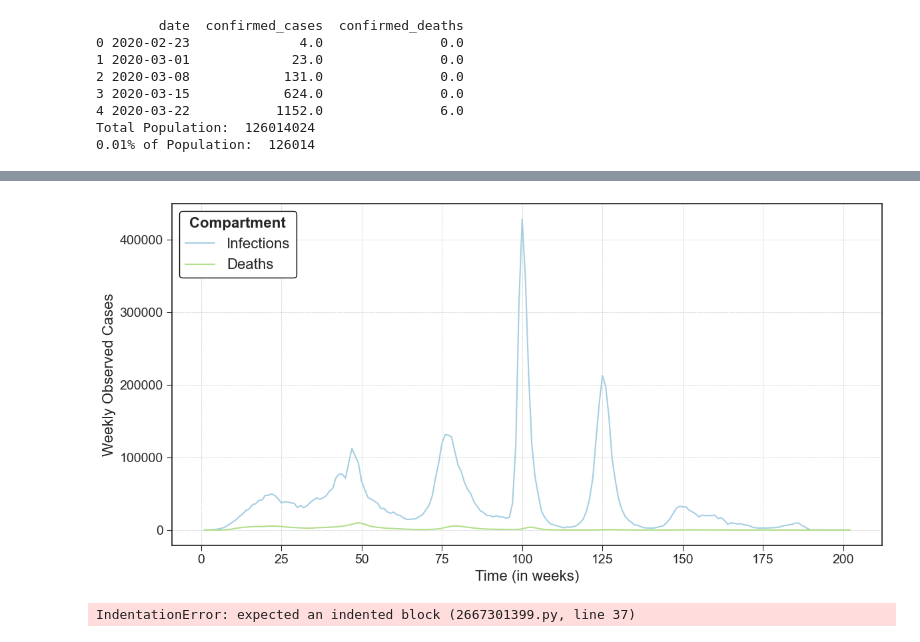
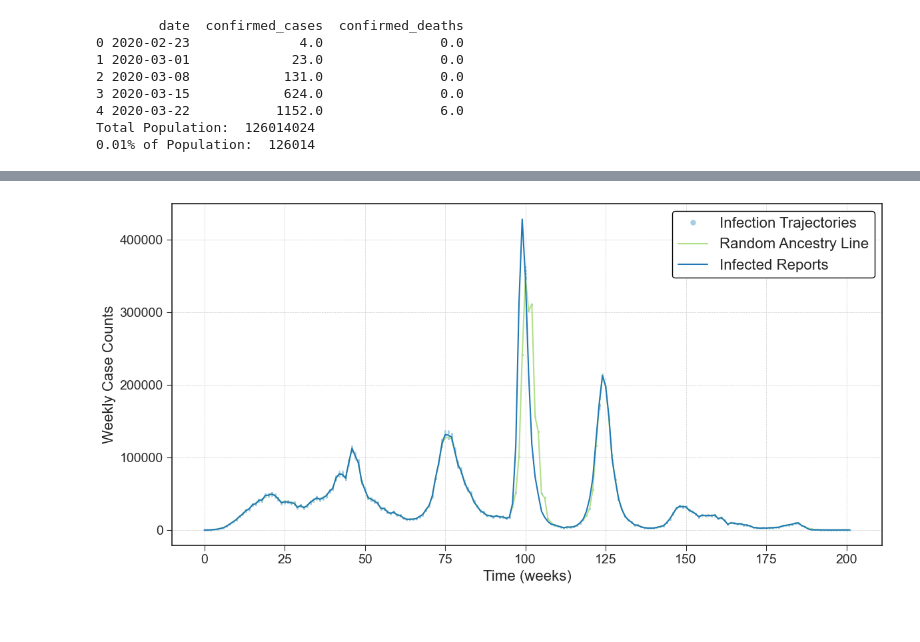
Before and after one commit to rosastreg/Undergrad_AM_Thesis, a Jupyter notebook: APF_demo.ipynb, the cells around one changed output, grey strips where cells are left out. Cells and saved outputs as stored; diff of their text form; code cells hidden in the pictures.

Commit message:
created synthetic problem to debug algorithm

```diff
--- a/APF_demo.ipynb
+++ b/APF_demo.ipynb
@@ -78,9 +157,14 @@ def BM_SEUORDS(X_in, params, num_particles, m):
 # %%
 # Create NB log-likelihood function
 def NB_log_likelihood(y, mu, psi):
-    # Add a small positive constant to avoid numerical instability
     mu = np.maximum(mu, 1e-10)
     psi = np.maximum(psi, 1e-10)
-    aux = np.maximum(mu + psi, 1e-10)
+    aux = mu + psi
 
     return gammaln(y + psi) - gammaln(y+1) - gammaln(psi) + y * (np.log(mu) - np.log(aux)) + psi * (np.log(psi) - np.log(aux))
+# %%
+T =  weeks
+num_particles = 1000
+
+params = set_param_priors()
+initial_conditions = set_IVC(N, num_particles)
@@ -87,36 +233,31 @@ def NB_log_likelihood(y, mu, psi):
 # %%
-# Define subset of data to run the algorithm
-weeks = 202
-
-YO = weekly_covid_df['confirmed_cases'].values[:weeks]
-YD = weekly_covid_df['confirmed_deaths'].values[:weeks]
-
-time = np.linspace(1, weeks, weeks)
-
 plt.figure(figsize=(12,6))
 plt.style.use('seaborn-v0_8-ticks')
 colors = sns.color_palette('Paired')
 
-plt.plot(time, YO, color=colors[0], label='Infections')
-plt.plot(time, YD, color=colors[2], label='Deaths')
+plt.plot(infected_trajectories[0,:], marker='o', linewidth=0, color=colors[0], label='Infection Trajectories', markersize=0.5)
+for p in range(1, num_particles):
+    plt.plot(infected_trajectories[p,:], marker='o', linewidth=0, color=colors[0], markersize=0.5)
+plt.plot(infected_trajectories[np.random.choice(np.array(num_particles),1,p=norm_weights[:,-1])[0],:], color=colors[2], label='Random Ancestry Line')
+plt.plot(YO, color= colors[1], label='Infected Reports')
 
 plt.legend(
-    loc='upper left',
+    loc='upper right',
     fontsize=16,
-    title='Compartment',
+    title='',
     title_fontproperties={'weight': 'bold', 'size': 16},
     frameon=True,
     fancybox=True,
     framealpha=1,
     edgecolor='black',
-    facecolor='white')
-
-plt.grid(visible=True, linestyle='--', linewidth=0.5)
-plt.xlabel('Time (in weeks)', fontsize=16)
-plt.ylabel('Weekly Observed Cases', fontsize=16)
+    facecolor='white',
+    markerscale=10)
+plt.xlabel('Time (weeks)', fontsize=16)
+plt.ylabel('Weekly Case Counts', fontsize=16)
 plt.tick_params(axis='both', which='major', labelsize=14)
 plt.grid(visible=True, linestyle='--', linewidth=0.5)
 plt.tight_layout()
+
 plt.show()
 # %% [output]
-[figure, old version]
+[figure, new version]
@@ -149,39 +263,0 @@ def set_param_priors():
-# %%
-T =  weeks - 1
-m = 10
-num_steps = m + 1
-total_steps = T * num_steps
-num_particles = 5000
-
-params = set_param_priors()
-initial_conditions = set_IVC(N, num_particles)
-
-# Initialize PF variables
-state_estimates = np.zeros([3, T+1])
-particles = np.zeros([initial_conditions.shape[0], num_particles, total_steps + 1])
-weekly_aggregates = np.zeros([3, num_particles, T+1])
-
-weights = np.zeros([num_particles, T+1])
-norm_weights = np.zeros([num_particles, T+1])
-
-ancestry_matrix = np.zeros([num_particles, T+1])
-ESS = np.zeros(T+1)
-loglikelihood = 0
-
-# Define values at time t=0
-particles[:, :, 0] = initial_conditions
-original_particles = particles.copy()
-weekly_aggregates[0,:,0] = particles[3, :, 0]
-weekly_aggregates[1,:,0] = particles[5, :, 0]
-weekly_aggregates[2,:,0] = particles[2, :, 0]
-
-incremental_weights = NB_log_likelihood(YO[0], weekly_aggregates[0,:,0], params[6]) + NB_log_likelihood(YD[0], weekly_aggregates[1,:,0], params[7])
-max_weights = np.max(incremental_weights)
-weights[:,0] = np.exp(incremental_weights - max_weights)
-sum_weights = weights[:,0].sum()
-norm_weights[:,0] = weights[:,0] / sum_weights
-
-start_idx = 0
-for t in range(1,T+1):
-# %% [output]
-IndentationError: expected an indented block (2667301399.py, line 37)
```
Also changed, not shown: parts of 50 cells of this notebook.
